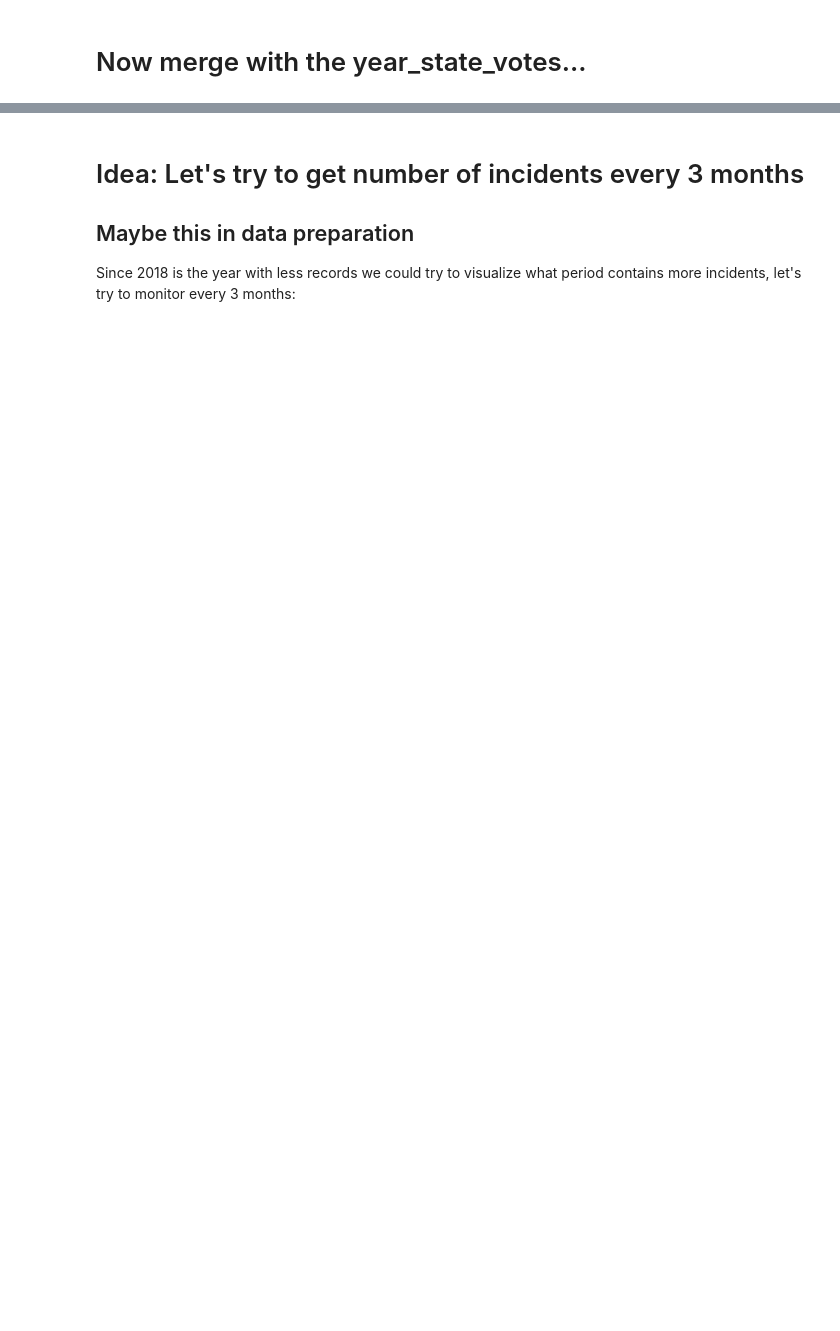
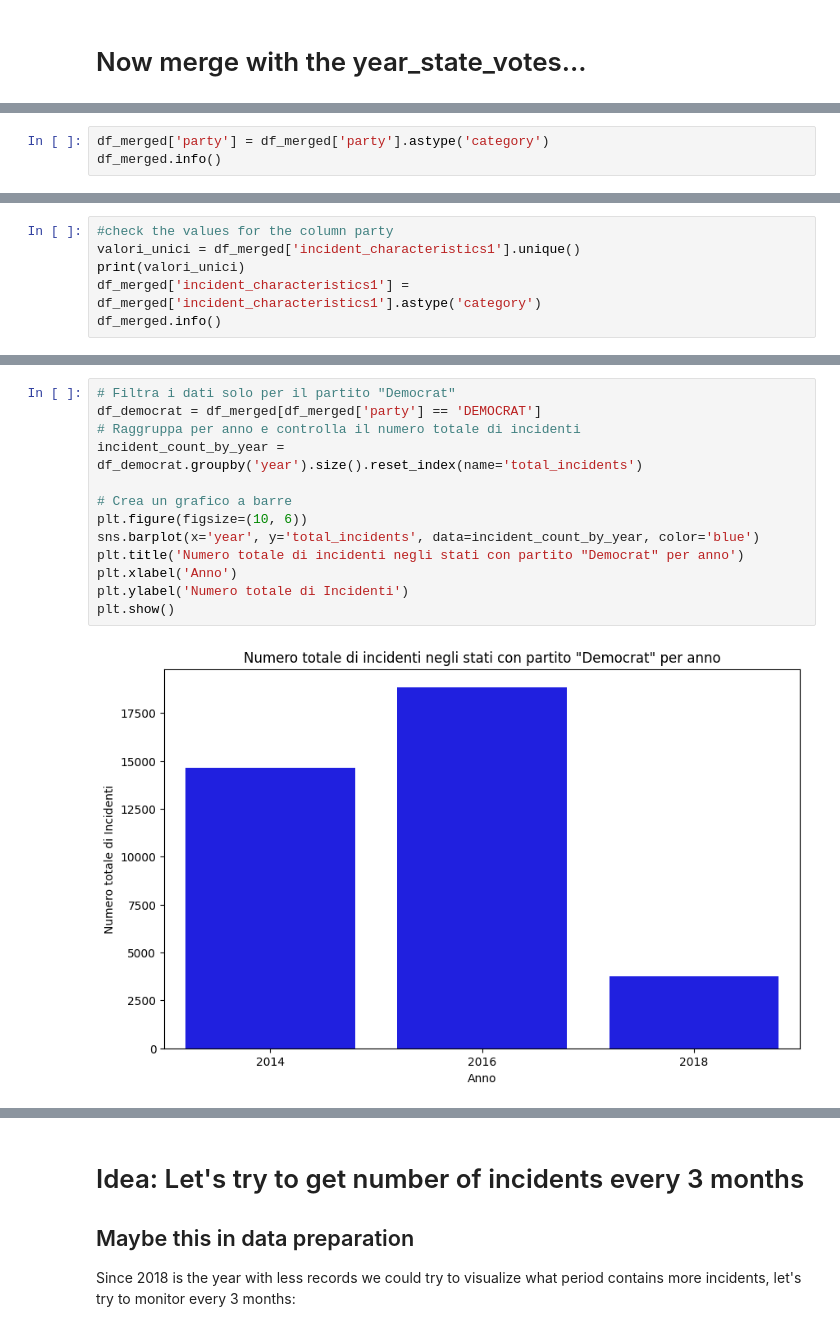
Before and after one commit to TheDarkPyotr/DataMining2023, a Jupyter notebook: source/Task1_Data_Preparation.ipynb, the cells around one changed output, grey strips where cells are left out. Drawn from its saved outputs; the diff is of its cells as text; blank space fills up the shorter version.

```diff
--- a/source/Task1_Data_Preparation.ipynb
+++ b/source/Task1_Data_Preparation.ipynb
@@ -98,0 +114,3 @@ memory usage: 13.3+ MB
+# %%
+df_merged['party'] = df_merged['party'].astype('category')
+df_merged.info()
@@ -98,0 +137,6 @@ memory usage: 13.3+ MB
+# %%
+#check the values for the column party
+valori_unici = df_merged['incident_characteristics1'].unique()
+print(valori_unici)
+df_merged['incident_characteristics1'] = df_merged['incident_characteristics1'].astype('category')
+df_merged.info()
@@ -98,0 +161,15 @@ memory usage: 13.3+ MB
+# %%
+# Filtra i dati solo per il partito "Democrat"
+df_democrat = df_merged[df_merged['party'] == 'DEMOCRAT']
+# Raggruppa per anno e controlla il numero totale di incidenti
+incident_count_by_year = df_democrat.groupby('year').size().reset_index(name='total_incidents')
+
+# Crea un grafico a barre
+plt.figure(figsize=(10, 6))
+sns.barplot(x='year', y='total_incidents', data=incident_count_by_year, color='blue')
+plt.title('Numero totale di incidenti negli stati con partito "Democrat" per anno')
+plt.xlabel('Anno')
+plt.ylabel('Numero totale di Incidenti')
+plt.show()
+# %% [output]
+[figure, added]
```
Also changed, not shown: parts of 11 cells of this notebook.
